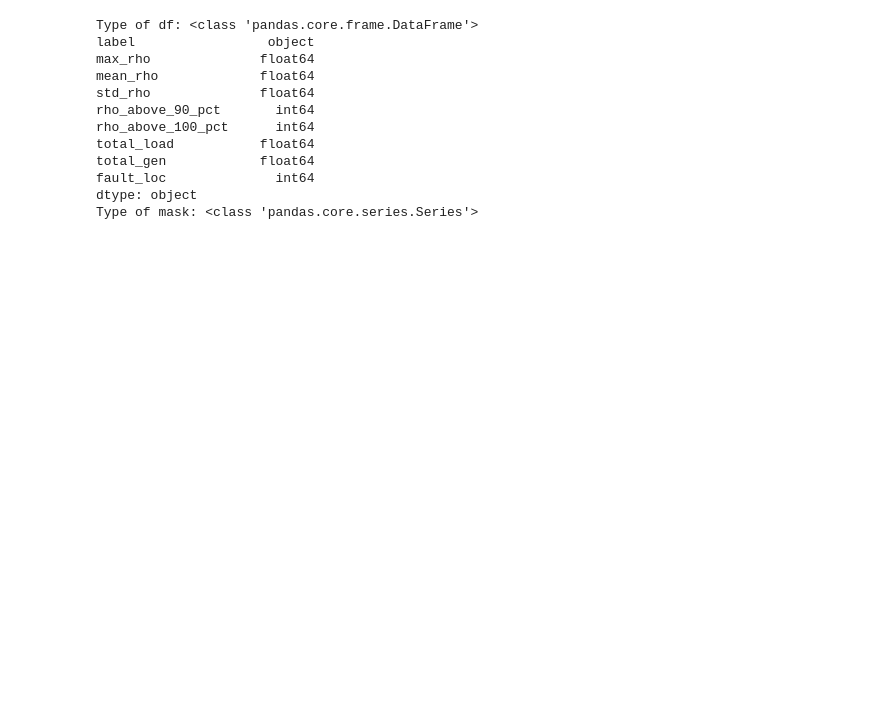
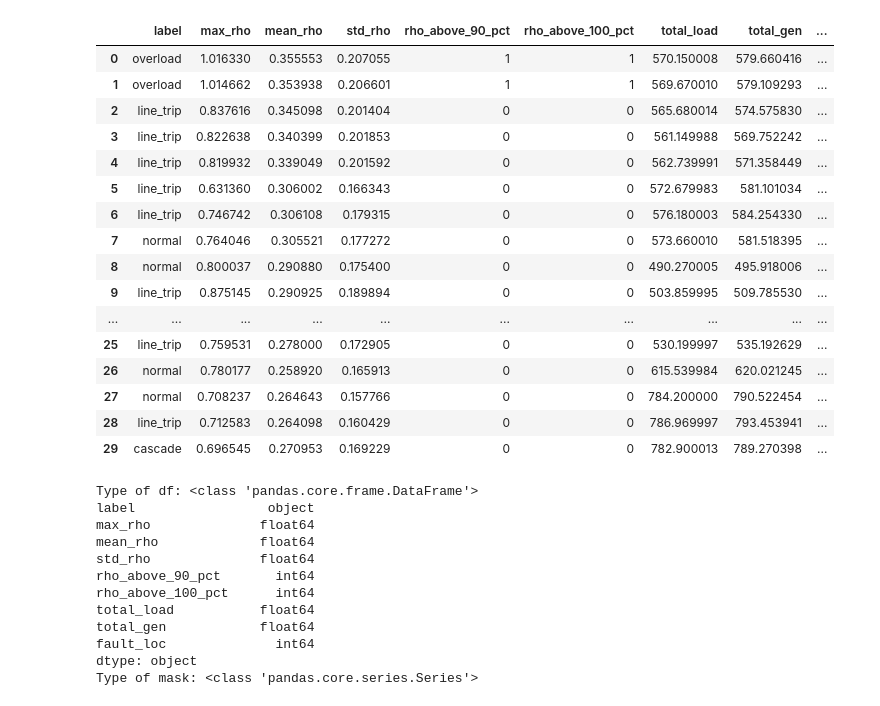
Before and after one commit to abrarfahim-1000/T2530913-code, a Jupyter notebook: EDA.ipynb, the cells around one changed output. Saved outputs shown, nothing was run; the diff lists cells and outputs as text; code cells hidden in the pictures; blank space fills up the shorter version.

```diff
--- a/EDA.ipynb
+++ b/EDA.ipynb
@@ -35,6 +35,26 @@ def load_and_extract_features(filepath):
     df = pd.DataFrame(data)
     return df
 df = load_and_extract_features("data/grid_dataset_neurips2020.jsonl")
+# %%
+df.head(30)
+# %% [output]
+|  | label | max_rho | mean_rho | std_rho | rho_above_90_pct | rho_above_100_pct | total_load | total_gen | ... |
+| 0 | overload | 1.016330 | 0.355553 | 0.207055 | 1 | 1 | 570.150008 | 579.660416 | ... |
+| 1 | overload | 1.014662 | 0.353938 | 0.206601 | 1 | 1 | 569.670010 | 579.109293 | ... |
+| 2 | line_trip | 0.837616 | 0.345098 | 0.201404 | 0 | 0 | 565.680014 | 574.575830 | ... |
+| 3 | line_trip | 0.822638 | 0.340399 | 0.201853 | 0 | 0 | 561.149988 | 569.752242 | ... |
+| 4 | line_trip | 0.819932 | 0.339049 | 0.201592 | 0 | 0 | 562.739991 | 571.358449 | ... |
+| 5 | line_trip | 0.631360 | 0.306002 | 0.166343 | 0 | 0 | 572.679983 | 581.101034 | ... |
+| 6 | line_trip | 0.746742 | 0.306108 | 0.179315 | 0 | 0 | 576.180003 | 584.254330 | ... |
+| 7 | normal | 0.764046 | 0.305521 | 0.177272 | 0 | 0 | 573.660010 | 581.518395 | ... |
+| 8 | normal | 0.800037 | 0.290880 | 0.175400 | 0 | 0 | 490.270005 | 495.918006 | ... |
+| 9 | line_trip | 0.875145 | 0.290925 | 0.189894 | 0 | 0 | 503.859995 | 509.785530 | ... |
+| ... | ... | ... | ... | ... | ... | ... | ... | ... | ... |
+| 25 | line_trip | 0.759531 | 0.278000 | 0.172905 | 0 | 0 | 530.199997 | 535.192629 | ... |
+| 26 | normal | 0.780177 | 0.258920 | 0.165913 | 0 | 0 | 615.539984 | 620.021245 | ... |
+| 27 | normal | 0.708237 | 0.264643 | 0.157766 | 0 | 0 | 784.200000 | 790.522454 | ... |
+| 28 | line_trip | 0.712583 | 0.264098 | 0.160429 | 0 | 0 | 786.969997 | 793.453941 | ... |
+| 29 | cascade | 0.696545 | 0.270953 | 0.169229 | 0 | 0 | 782.900013 | 789.270398 | ... |
 # %%
 # 1. Verify it's actually a Pandas DataFrame
 print(f"Type of df: {type(df)}")
```
Also changed, not shown: parts of 8 cells of this notebook, 2 other files.
